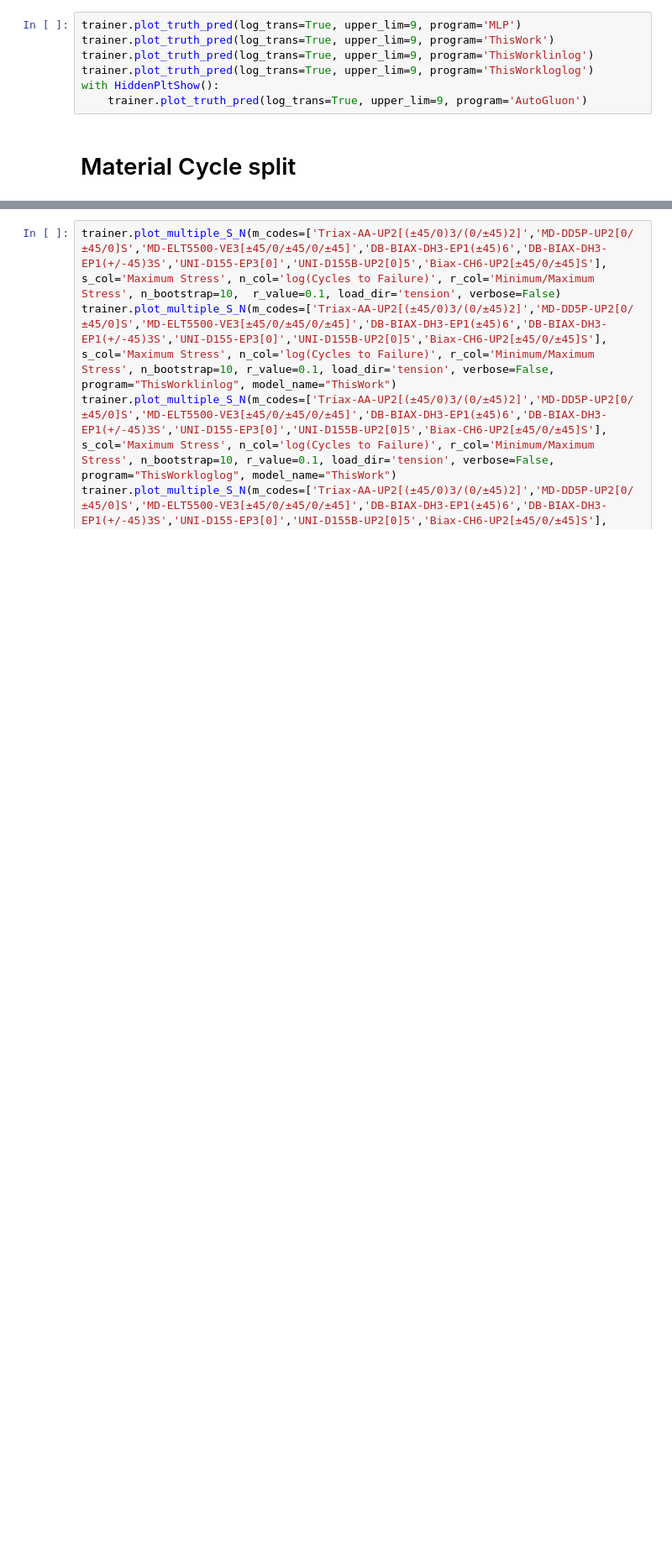
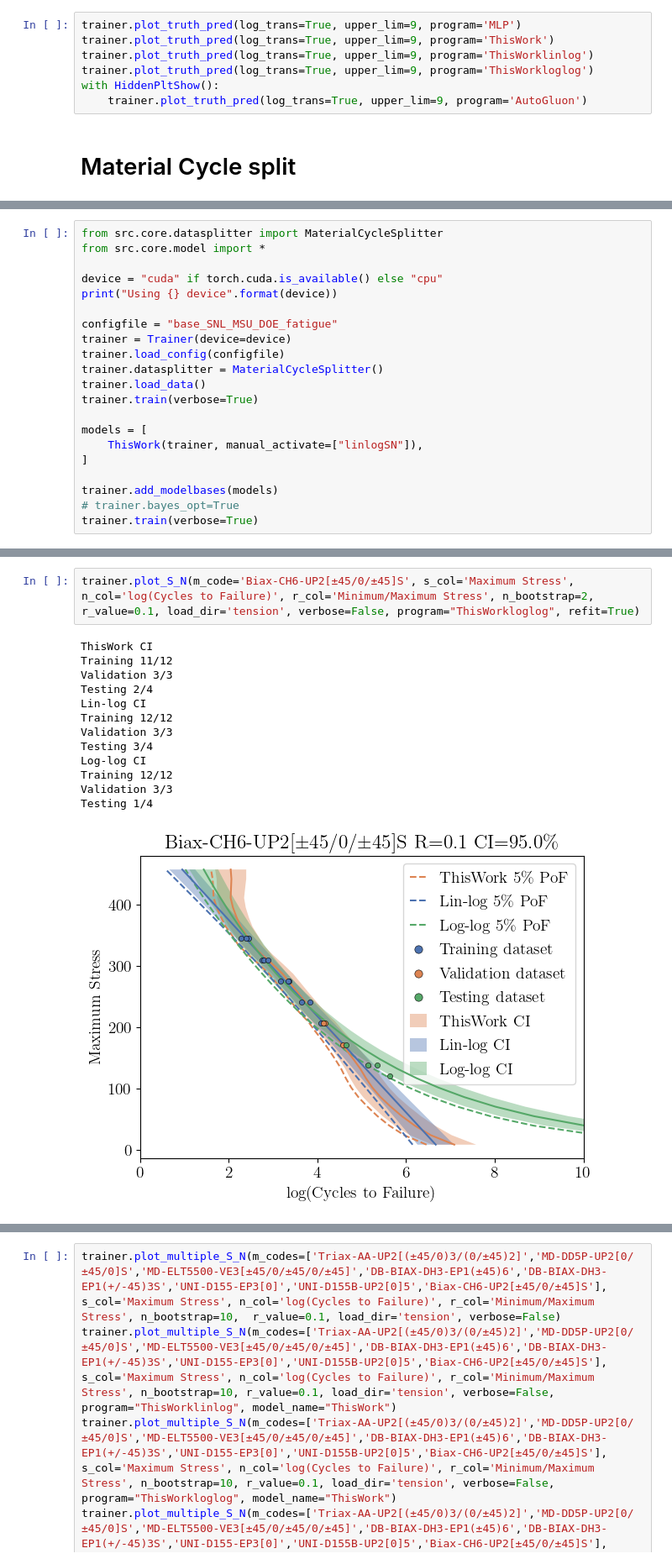
Before and after one commit to Luwen-Zhang/SNEnsemble, a Jupyter notebook: notebooks/main.ipynb, the cells around one changed output, grey strips where cells are left out. Shown at 84% size. Saved outputs shown, nothing was run; the diff lists cells and outputs as text; blank space fills up the shorter version.

```diff
--- a/notebooks/main.ipynb
+++ b/notebooks/main.ipynb
@@ -141,0 +302,21 @@ trainer.train(verbose=True)
+# %%
+from src.core.datasplitter import MaterialCycleSplitter
+from src.core.model import *
+
+device = "cuda" if torch.cuda.is_available() else "cpu"
+print("Using {} device".format(device))
+
+configfile = "base_SNL_MSU_DOE_fatigue"
+trainer = Trainer(device=device)
+trainer.load_config(configfile)
+trainer.datasplitter = MaterialCycleSplitter()
+trainer.load_data()
+trainer.train(verbose=True)
+
+models = [
+    ThisWork(trainer, manual_activate=["linlogSN"]),
+]
+
+trainer.add_modelbases(models)
+# trainer.bayes_opt=True
+trainer.train(verbose=True)
@@ -141,0 +348,16 @@ trainer.train(verbose=True)
+# %%
+trainer.plot_S_N(m_code='Biax-CH6-UP2[±45/0/±45]S', s_col='Maximum Stress', n_col='log(Cycles to Failure)', r_col='Minimum/Maximum Stress', n_bootstrap=2, r_value=0.1, load_dir='tension', verbose=False, program="ThisWorkloglog", refit=True)
+# %% [output]
+ThisWork CI
+Training 11/12
+Validation 3/3
+Testing 2/4
+Lin-log CI
+Training 12/12
+Validation 3/3
+Testing 3/4
+Log-log CI
+Training 12/12
+Validation 3/3
+Testing 1/4
+[figure, added]
```
Also changed, not shown: parts of 57 cells of this notebook.
